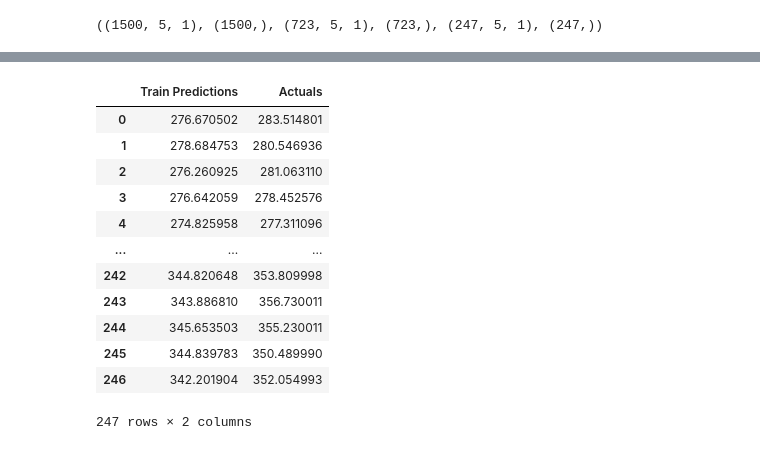
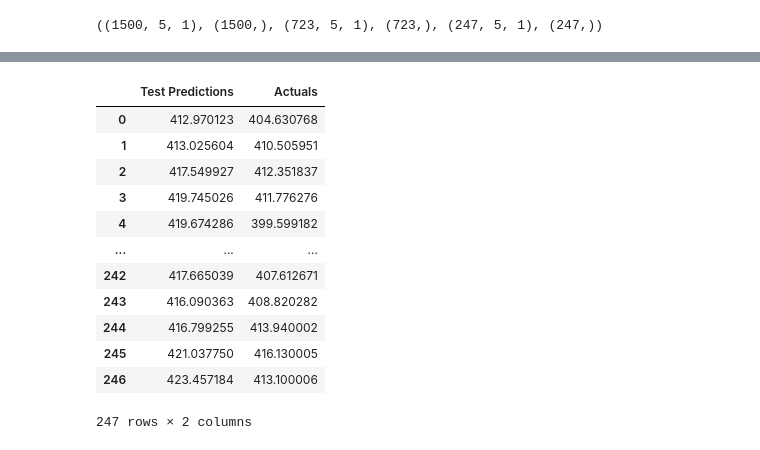
Before and after one commit to numisrm/Price_and_volatility_predicitons, a Jupyter notebook: Close_Data.ipynb, the cells around one changed output, grey strips where cells are left out. Cells and saved outputs as stored; diff of their text form; code cells hidden in the pictures.

```diff
--- a/Close_Data.ipynb
+++ b/Close_Data.ipynb
@@ -25,13 +25,14 @@ close
 | 2025-02-21 | 245.460007 | 218.970001 | 480.480408 | 182.044998 | 161.630005 | 694.005005 | 413.100006 | 139.044998 | 347.359894 | 352.054993 |
 252 rows × 10 columns
 # %%
-stock_to_use = 'AAPL'
-stocks = ['AAPL', 'AMZN', 'BRK-B', 'GOOGL', 'JNJ', 'META', 'MSFT', 'NVDA', 'TSLA', 'V']
+#stock_to_use = 'AAPL'
+stocks = ['AAPL', 'AMZN', 'BRK-B', 'GOOGL', 'JNJ', 'META', 'NVDA', 'TSLA', 'V', 'MSFT']
 stock_data = []
 for i in stocks:
     stock_data.append(close[i])
-    close[i].plot()
+    close[i].plot(label=i)
 
+plt.legend()
 #stock = close[stock_to_use]
 #stock.plot()
 # %% [output]
@@ -130,6 +132,6 @@ checkpoint_path = 'model1/best_model.keras'
 cp1 = ModelCheckpoint(checkpoint_path, save_best_only=True)
 # %%
 train_predictions = model1.predict(X_test1).flatten()
-train_results = pd.DataFrame(data={'Train Predictions':train_predictions, 'Actuals':y_test1})
+train_results = pd.DataFrame(data={'Test Predictions':train_predictions, 'Actuals':y_test1})
 train_results
 # %% [output]
@@ -137,15 +139,15 @@ train_results
-|  | Train Predictions | Actuals |
-| 0 | 276.670502 | 283.514801 |
-| 1 | 278.684753 | 280.546936 |
-| 2 | 276.260925 | 281.063110 |
-| 3 | 276.642059 | 278.452576 |
-| 4 | 274.825958 | 277.311096 |
+|  | Test Predictions | Actuals |
+| 0 | 412.970123 | 404.630768 |
+| 1 | 413.025604 | 410.505951 |
+| 2 | 417.549927 | 412.351837 |
+| 3 | 419.745026 | 411.776276 |
+| 4 | 419.674286 | 399.599182 |
 | ... | ... | ... |
-| 242 | 344.820648 | 353.809998 |
-| 243 | 343.886810 | 356.730011 |
-| 244 | 345.653503 | 355.230011 |
-| 245 | 344.839783 | 350.489990 |
-| 246 | 342.201904 | 352.054993 |
+| 242 | 417.665039 | 407.612671 |
+| 243 | 416.090363 | 408.820282 |
+| 244 | 416.799255 | 413.940002 |
+| 245 | 421.037750 | 416.130005 |
+| 246 | 423.457184 | 413.100006 |
 247 rows × 2 columns
 # %%
 import matplotlib.pyplot as plt
```
Also changed, not shown: parts of 11 cells of this notebook, 3 other files.
